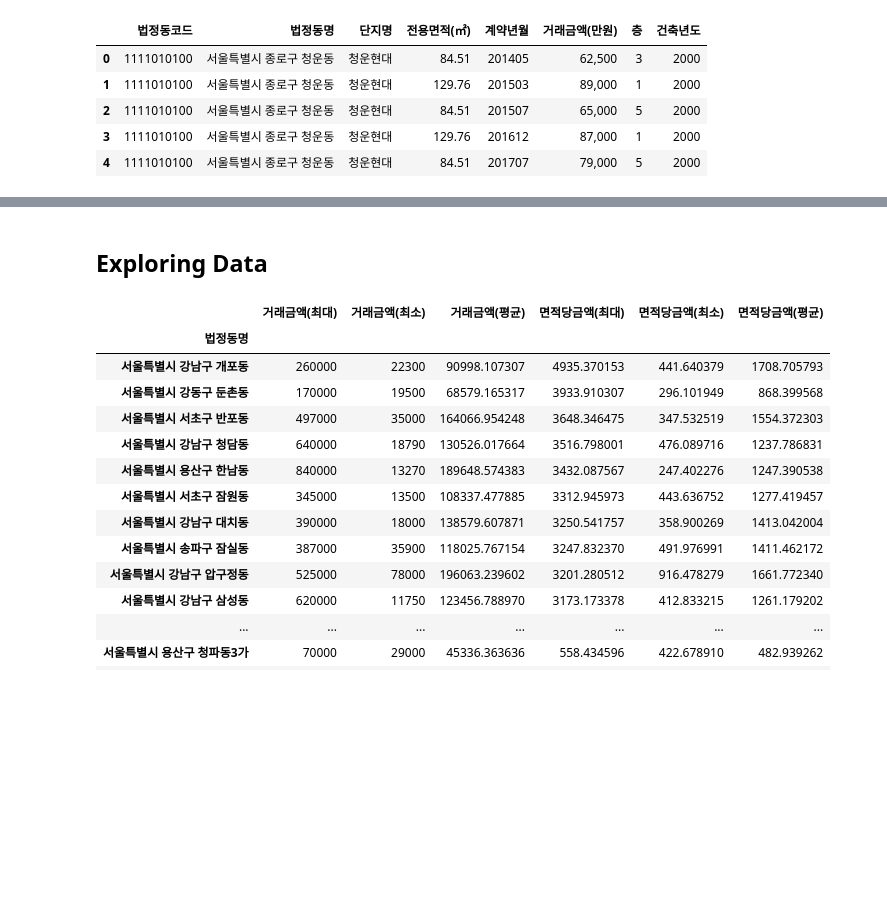
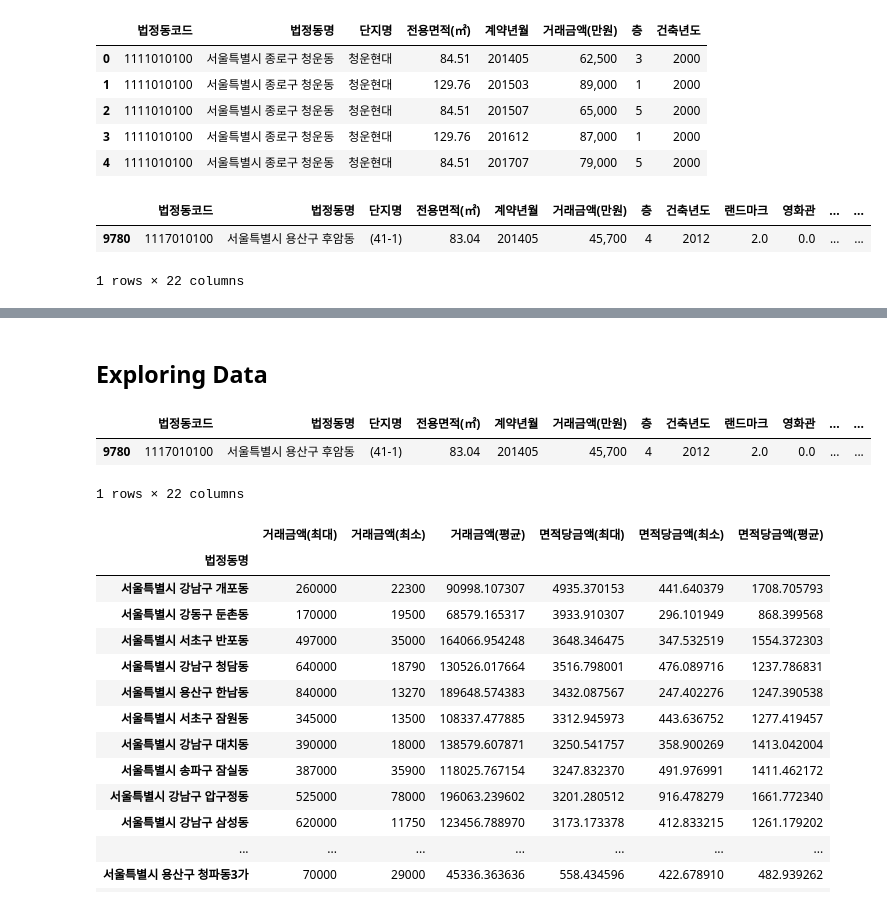
Before and after one commit to younghk/Housing_Seoul_Analysis, a Jupyter notebook: Data_preprocessing.ipynb, the cells around one changed output, grey strips where cells are left out. Drawn from its saved outputs; the diff is of its cells as text; code cells hidden in the pictures; blank space fills up the shorter version.

```diff
--- a/Data_preprocessing.ipynb
+++ b/Data_preprocessing.ipynb
@@ -190,3 +184,9 @@ seoul_housing_integrated = seoul_housing_integrated.dropna()
+# %%
+seoul_housing_integrated.head(1)
+# %% [output]
+|  | 법정동코드 | 법정동명 | 단지명 | 전용면적(㎡) | 계약년월 | 거래금액(만원) | 층 | 건축년도 | 랜드마크 | 영화관 | ... | ... |
+| 9780 | 1117010100 | 서울특별시 용산구 후암동 | (41-1) | 83.04 | 201405 | 45,700 | 4 | 2012 | 2.0 | 0.0 | ... | ... |
+1 rows × 22 columns
 # %%
 # save
 seoul_housing_integrated.to_csv('seoul_housing_integrated.csv', index=False)
@@ -207,4 +207,10 @@ seoul_housing_integrated.head(10)
 10 rows × 22 columns
 # %% [markdown]
 ## Exploring Data
+# %%
+shi.head(1)
+# %% [output]
+|  | 법정동코드 | 법정동명 | 단지명 | 전용면적(㎡) | 계약년월 | 거래금액(만원) | 층 | 건축년도 | 랜드마크 | 영화관 | ... | ... |
+| 9780 | 1117010100 | 서울특별시 용산구 후암동 | (41-1) | 83.04 | 201405 | 45,700 | 4 | 2012 | 2.0 | 0.0 | ... | ... |
+1 rows × 22 columns
 # %%
```
Also changed, not shown: parts of 51 cells of this notebook.
